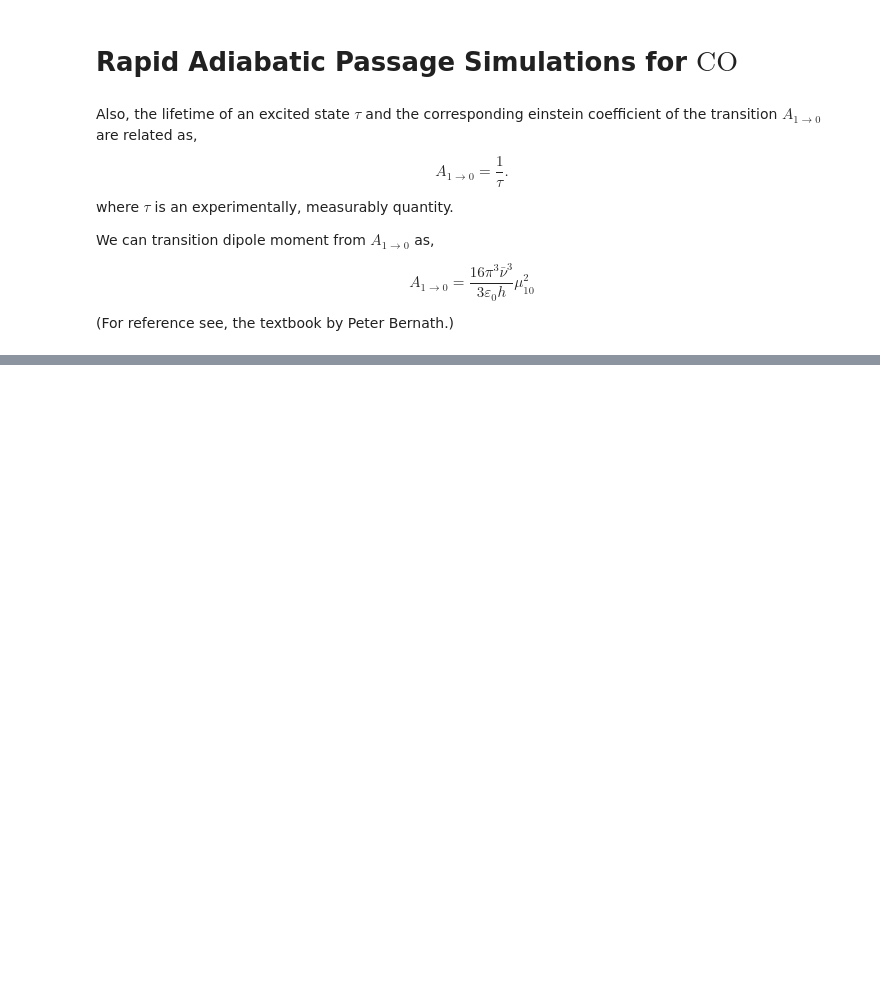
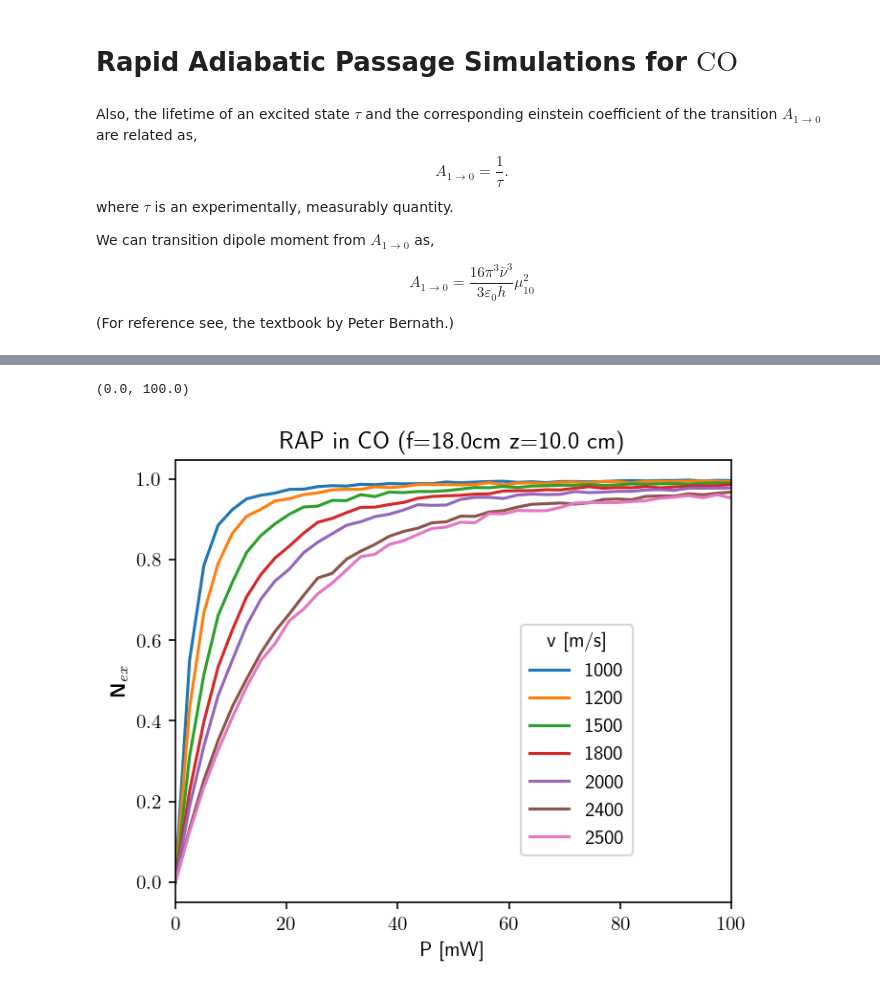
Before and after one commit to vijaymocherla/rap-mb, a Jupyter notebook: notebooks/carbon-monoxide.ipynb, the cells around one changed output, grey strips where cells are left out. Drawn from its saved outputs; the diff is of its cells as text; code cells hidden in the pictures; blank space fills up the shorter version.

```diff
--- a/notebooks/carbon-monoxide.ipynb
+++ b/notebooks/carbon-monoxide.ipynb
@@ -88,0 +119,27 @@ fig.tight_layout()
+# %%
+Np = 40
+input['focal_length'] = 18.0
+input['zi'] = 10.0
+power = np.linspace(0.0, 0.100, Np)
+power_data = {}
+velocities = [1000, 1200, 1500, 1800, 2000, 2400, 2500]
+for v in velocities:
+    input['velocity'] = v
+    n1 = np.empty(Np, dtype=np.float64)
+    for i in range(Np):
+        input['power'] = power[i]
+        n1[i] = calculate_ensemble_average(input)
+    power_data[v] = n1
+# %%
+title = "RAP in CO (f=18.0cm z=10.0 cm)"
+fig, ax = plt.subplots(figsize=(5,4))
+for v in power_data:
+    ax.plot(power*1000, power_data[v], label="{v:4.0f}".format(v=v))
+ax.legend(bbox_to_anchor=[0.84,0.65], frameon=True,title=r'v [m/s]')
+ax.set_xlabel('P [mW]')
+ax.set_ylabel(r'$\textbf{N}_{ex}$')
+ax.set_title(title)
+ax.set_xlim(0, 100)
+# %% [output]
+(0.0, 100.0)
+[figure, added]
```
Also changed, not shown: parts of 13 cells of this notebook, 3 other files.
